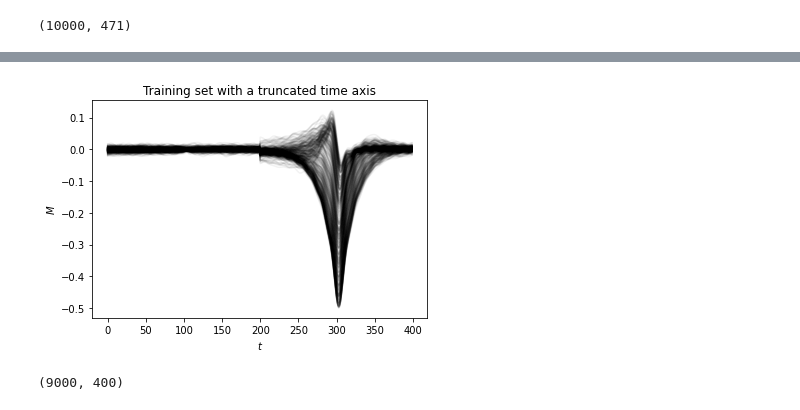
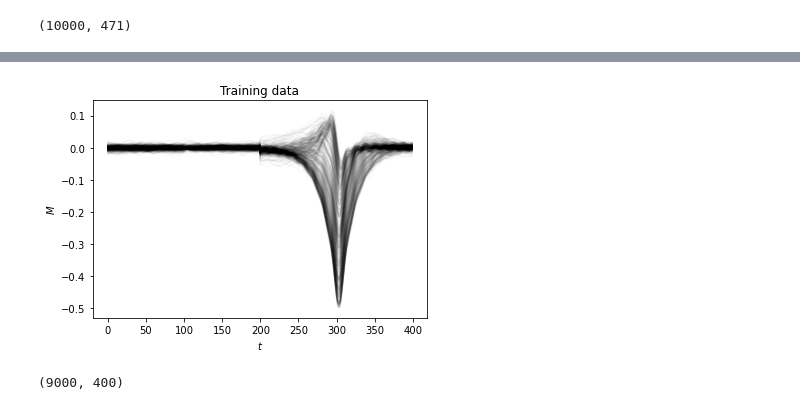
Before and after one commit to PAGiesting/ML4Sci-NMR, a Jupyter notebook: KerasHackathonNMRChallenge.ipynb, the cells around one changed output, grey strips where cells are left out. Saved outputs shown, nothing was run; the diff lists cells and outputs as text; code cells hidden in the pictures.

```diff
--- a/KerasHackathonNMRChallenge.ipynb
+++ b/KerasHackathonNMRChallenge.ipynb
@@ -213,38 +250,30 @@ fig1.subplots_adjust(hspace=.5)
 # %%
-# partition data into a training and testing set using a random partition
-
-# number of M(t) curves
-N_data = np.shape(M)[0]
-
-# pick a 90%/10% split for training/testing
-test_frac = 0.10 # fraction of data to save for testing data
-div_idx = int(np.floor((1.0-test_frac)*N_data)) # integer number of curves to use for training
-order_seed = np.random.permutation(N_data) # random ordering for all curves
-
-train_idx = order_seed[0:div_idx] # first 90% of random order
-test_idx = order_seed[div_idx:N_data] # last 10% of random order
-
-# truncate time points
+# truncate time points from 210 to 410 in example
+# centered roughly at the echo
+# let's use whole experiment now
 # !!! NOTE: May want to use all of the curve, takes longer to train though !!!
-time_keep = range(210,410); # centered roughly at the echo
+time_keep = range(210,410);
 
 # concatenate the real and imaginary parts together, to make a real-vector of double the length
-M_train = M[train_idx[:,None],time_keep]  # time truncation of input
-mat_train = mat_info[train_idx,:]; # get the output
+M_train = M[train_idx[:,None],time_keep]                    # time truncation of input
+mat_train = mat_info[train_idx,:]                           # get the output
 M_train = np.hstack( (np.real(M_train), np.imag(M_train)) ) # real part, then imaginary part
+# is this equivalent to
+# M_train = np.hstack(M_r[train_idx],M_i[train_idx])
+# ?
 
 # same as above, but for test
 M_test = M[test_idx[:,None],time_keep]
 mat_test = mat_info[test_idx,:];
 M_test = np.hstack( (np.real(M_test), np.imag(M_test)) )
 
 # plot the fist 500 elements of the training set, for visualizing variations in the data
-plt.plot((M_train[1:500,:]).T,color=(0,0,0,.05));
+plt.plot((M_train[1:500,:]).T,color=(0,0,0,.025));
 plt.xlabel("$t$")
 plt.ylabel("$M$")
-plt.title("Training set with a truncated time axis");
+plt.title("Training data");
 # %% [output]
-[figure, old version]
+[figure, new version]
 # %%
 M_train.shape
 # %% [output]
```
Also changed, not shown: parts of 23 cells of this notebook, 1 other file.
